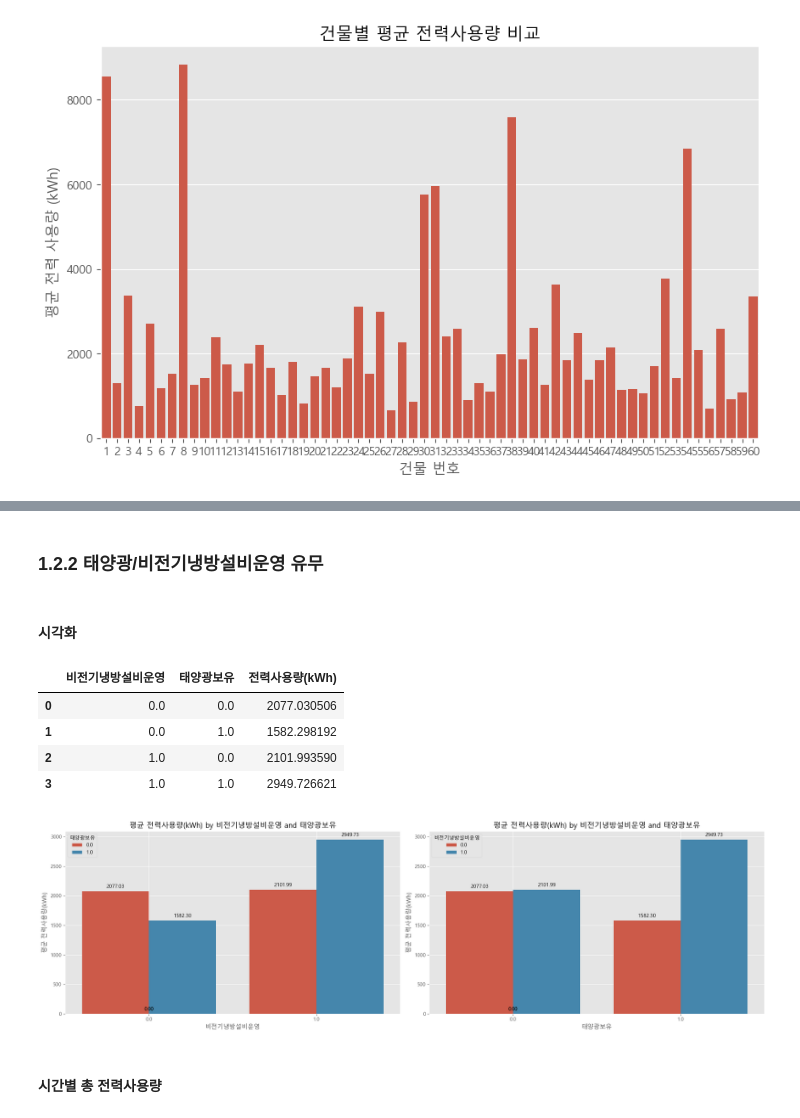
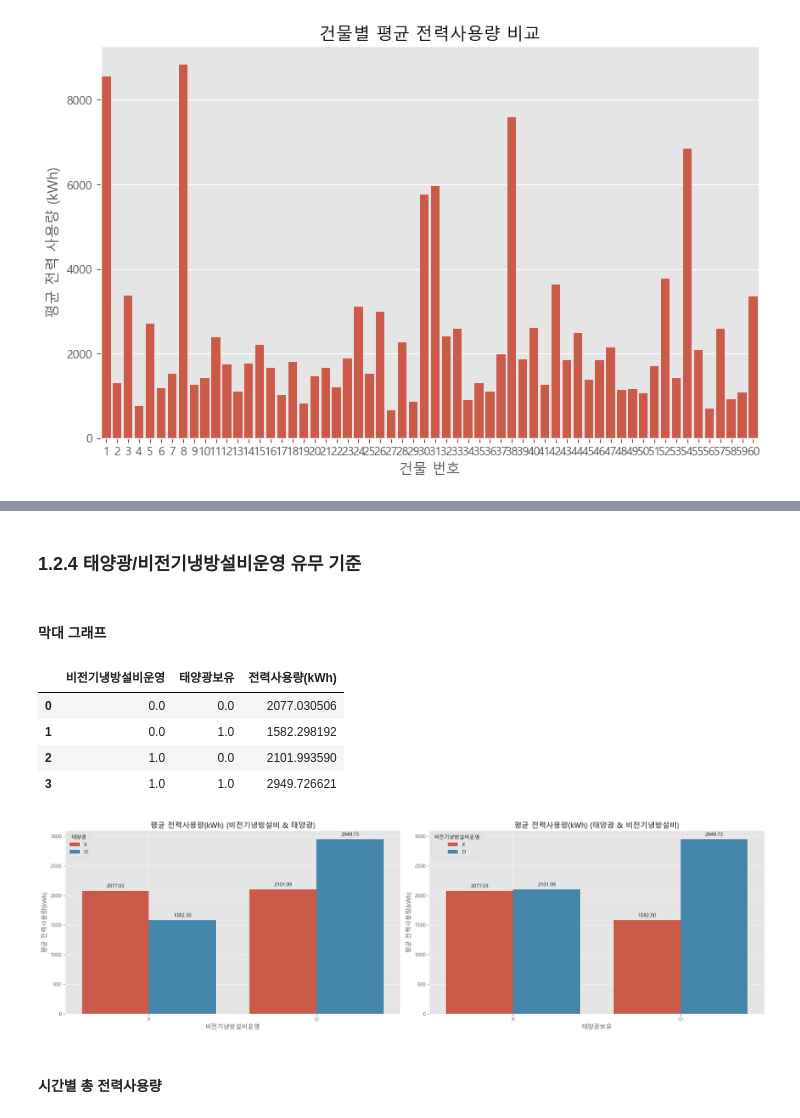
Before and after one commit to jiwon9898/GIT_PROJECT_TEST, a Jupyter notebook: 코드북_제출용/2주차_전력데이터_코드북.ipynb, the cells around one changed output, grey strips where cells are left out. Saved outputs shown, nothing was run; the diff lists cells and outputs as text; code cells hidden in the pictures.

```diff
--- a/코드북_제출용/2주차_전력데이터_코드북.ipynb
+++ b/코드북_제출용/2주차_전력데이터_코드북.ipynb
@@ -177,3 +177,7 @@ plt.ylabel('평균 전력 사용량 (kWh)')
 plt.show()
 # %% [output]
 [figure]
+# %%
+# 주중, 주말 구분 열 추가
+train_df['weekday'] = train_df['date_time'].dt.weekday
+train_df['is_weekend'] = train_df['weekday'] >= 5
@@ -180,7 +568,7 @@ plt.show()
 # %% [markdown]
-### 1.2.2 태양광/비전기냉방설비운영 유무
+### 1.2.4 태양광/비전기냉방설비운영 유무 기준
-# %% [markdown]
-#### 시각화
+# %% [markdown]
+#### 막대 그래프
 # %%
 # 태양광/비전기냉방설비운영 유무 확인
 solar_electric_df = train_df.groupby(['비전기냉방설비운영','태양광보유'])['전력사용량(kWh)'].mean().reset_index()
@@ -192,53 +580,55 @@ solar_electric_df
 | 2 | 1.0 | 0.0 | 2101.993590 |
 | 3 | 1.0 | 1.0 | 2949.726621 |
 # %%
-# 비전기냉방설비와 태양광의 유무에 따른 평균 전력사용량 비교
-# 비전기냉방설비 X(0), O(1)
-# 태양광 X(0), O(1)
+# '비전기냉방설비운영'과 '태양광보유'를 'X'와 'O'로 변환
+solar_electric_df['비전기냉방설비운영'] = solar_electric_df['비전기냉방설비운영'].replace({0: 'X', 1: 'O'})
+solar_electric_df['태양광보유'] = solar_electric_df['태양광보유'].replace({0: 'X', 1: 'O'})
 
 plt.figure(figsize=(20, 6))
 
 # 첫 번째 막대 그래프 : 비전기냉방설비운영
 plt.subplot(1, 2, 1)
 barplot1 = sns.barplot(data=solar_electric_df, x='비전기냉방설비운영', y='전력사용량(kWh)', hue='태양광보유')
 # Bar 위에 통계량 추가
 for p in barplot1.patches:
     height = p.get_height()
-    barplot1.annotate(f'{height:.2f}',
-                     (p.get_x() + p.get_width() / 2., height),
-                     ha='center', va='center',
-                     xytext=(0, 9),
-                     textcoords='offset points')
+    if height != 0:  # 높이가 0이 아닌 경우에만 주석 추가
+        barplot1.annotate(f'{height:.2f}',
+                         (p.get_x() + p.get_width() / 2., height),
+                         ha='center', va='center',
+                         xytext=(0, 9),
+                         textcoords='offset points')
 
-plt.title('평균 전력사용량(kWh) by 비전기냉방설비운영 and 태양광보유')
+plt.title('평균 전력사용량(kWh) (비전기냉방설비 & 태양광)')
 plt.xlabel('비전기냉방설비운영')
 plt.ylabel('평균 전력사용량(kWh)')
-plt.legend(title='태양광보유')
+plt.legend(title='태양광')
 plt.grid(True)
 
 # 두 번째 막대 그래프: 태양광보유
 plt.subplot(1, 2, 2)
 barplot2 = sns.barplot(data=solar_electric_df, x='태양광보유', y='전력사용량(kWh)', hue='비전기냉방설비운영')
 # Bar 위에 통계량 추가
 for p in barplot2.patches:
     height = p.get_height()
-    barplot2.annotate(f'{height:.2f}',
-                     (p.get_x() + p.get_width() / 2., height),
-                     ha='center', va='center',
-                     xytext=(0, 9),
-                     textcoords='offset points')
+    if height != 0:  # 높이가 0이 아닌 경우에만 주석 추가
+        barplot2.annotate(f'{height:.2f}',
+                         (p.get_x() + p.get_width() / 2., height),
+                         ha='center', va='center',
+                         xytext=(0, 9),
+                         textcoords='offset points')
 
-plt.title('평균 전력사용량(kWh) by 비전기냉방설비운영 and 태양광보유')
+plt.title('평균 전력사용량(kWh) (태양광 & 비전기냉방설비)')
 plt.xlabel('태양광보유')
 plt.ylabel('평균 전력사용량(kWh)')
 plt.legend(title='비전기냉방설비운영')
 plt.grid(True)
 
 # 그래프 출력
 plt.tight_layout()
 plt.show()
 # %% [output]
-[figure, old version]
+[figure, new version]
 # %% [markdown]
 #### 시간별 총 전력사용량
 # %%
```
Also changed, not shown: parts of 20 cells of this notebook.
